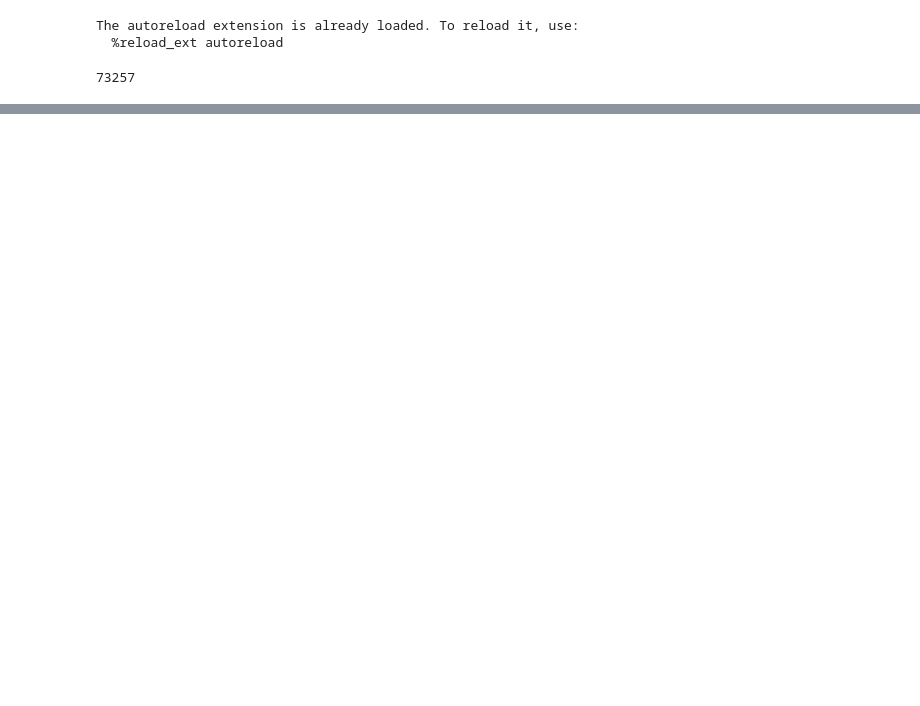
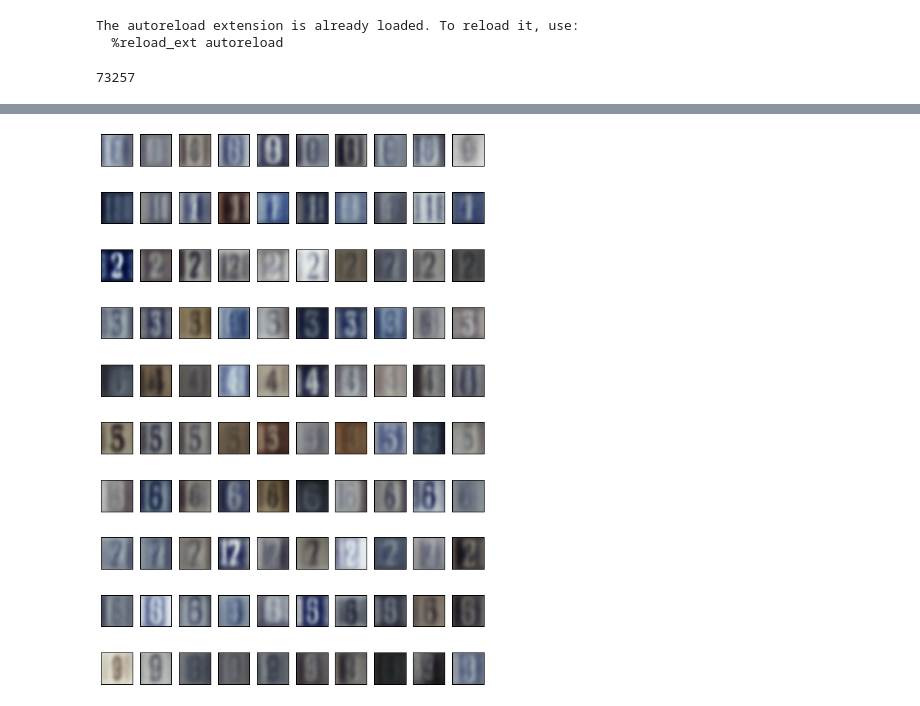
Before and after one commit to Jianbo-Lab/deep-learning-project, a Jupyter notebook: notebook/SVHN.ipynb, the cells around one changed output, grey strips where cells are left out. Drawn from its saved outputs; the diff is of its cells as text; code cells hidden in the pictures; blank space fills up the shorter version.

```diff
--- a/notebook/SVHN.ipynb
+++ b/notebook/SVHN.ipynb
@@ -66,0 +102,36 @@ tf.reset_default_graph()
+# %%
+#Load
+sess = tf.InteractiveSession()
+build_encoder = Encoder(512)
+build_decoder = Decoder(512)
+build_discriminator = Discriminator(1024)
+model = CVAEGAN(sess, build_encoder, build_decoder, build_discriminator,
+               checkpoint_name='cvaegan_svhn', dataset=svhn_train,
+               learning_rate=1e-3, lr_decay=1., num_epochs=5, x_dim=32*32*3, z_dim=100, x_width=32,
+              gamma=1., load=True, load_file='checkpoints/cvaegan_svhn-5'
+              )
+# %%
+#images, info = mnist.test.next_batch(100)
+num_examples = 10
+batch_size = 100
+
+# VAEGAN
+#generated_images = model.generate(num=batch_size)
+
+# CVAEGAN
+labels = np.repeat(np.identity(10), 10, axis=0)
+generated_images = model.generate(num=batch_size, info=labels)
+
+
+plt.figure(figsize=(8,12))
+for i in xrange(10):
+    for j in xrange(num_examples):
+        plt.subplot(10, num_examples, 10*i+j+1)
+        plt.imshow(generated_images[10*i+j,].reshape(32,32,3))
+        plt.xticks([])
+        plt.yticks([])
+plt.tight_layout()
+#plt.savefig('images/svhn_cvaegan_fc_gen2')
+plt.show()
+# %% [output]
+[figure, added]
```
Also changed, not shown: parts of 11 cells of this notebook, 19 other files.
